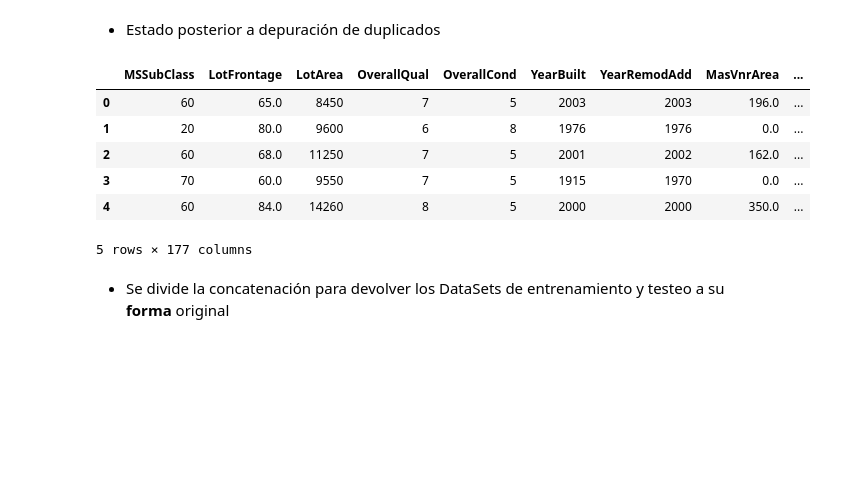
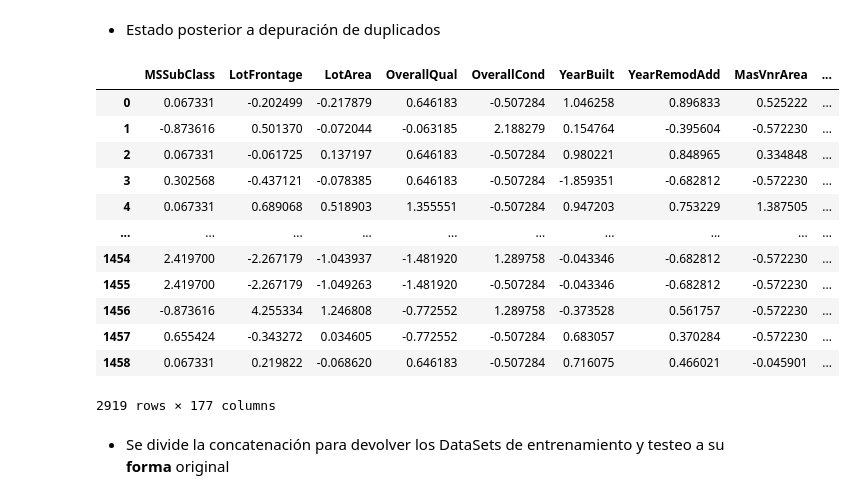
Before and after one commit to anfefuro/Hackathon, a Jupyter notebook: house.ipynb, the cells around one changed output. Saved outputs shown, nothing was run; the diff lists cells and outputs as text; code cells hidden in the pictures; blank space fills up the shorter version.

```diff
--- a/house.ipynb
+++ b/house.ipynb
@@ -215,15 +225,21 @@ final_df.shape
 # %% [markdown]
 * Estado posterior a depuración de duplicados
 # %%
-final_df.head()
+final_df
 # %% [output]
 |  | MSSubClass | LotFrontage | LotArea | OverallQual | OverallCond | YearBuilt | YearRemodAdd | MasVnrArea | ... |
-| 0 | 60 | 65.0 | 8450 | 7 | 5 | 2003 | 2003 | 196.0 | ... |
-| 1 | 20 | 80.0 | 9600 | 6 | 8 | 1976 | 1976 | 0.0 | ... |
-| 2 | 60 | 68.0 | 11250 | 7 | 5 | 2001 | 2002 | 162.0 | ... |
-| 3 | 70 | 60.0 | 9550 | 7 | 5 | 1915 | 1970 | 0.0 | ... |
-| 4 | 60 | 84.0 | 14260 | 8 | 5 | 2000 | 2000 | 350.0 | ... |
+| 0 | 0.067331 | -0.202499 | -0.217879 | 0.646183 | -0.507284 | 1.046258 | 0.896833 | 0.525222 | ... |
+| 1 | -0.873616 | 0.501370 | -0.072044 | -0.063185 | 2.188279 | 0.154764 | -0.395604 | -0.572230 | ... |
+| 2 | 0.067331 | -0.061725 | 0.137197 | 0.646183 | -0.507284 | 0.980221 | 0.848965 | 0.334848 | ... |
+| 3 | 0.302568 | -0.437121 | -0.078385 | 0.646183 | -0.507284 | -1.859351 | -0.682812 | -0.572230 | ... |
+| 4 | 0.067331 | 0.689068 | 0.518903 | 1.355551 | -0.507284 | 0.947203 | 0.753229 | 1.387505 | ... |
+| ... | ... | ... | ... | ... | ... | ... | ... | ... | ... |
+| 1454 | 2.419700 | -2.267179 | -1.043937 | -1.481920 | 1.289758 | -0.043346 | -0.682812 | -0.572230 | ... |
+| 1455 | 2.419700 | -2.267179 | -1.049263 | -1.481920 | -0.507284 | -0.043346 | -0.682812 | -0.572230 | ... |
+| 1456 | -0.873616 | 4.255334 | 1.246808 | -0.772552 | 1.289758 | -0.373528 | 0.561757 | -0.572230 | ... |
+| 1457 | 0.655424 | -0.343272 | 0.034605 | -0.772552 | -0.507284 | 0.683057 | 0.370284 | -0.572230 | ... |
+| 1458 | 0.067331 | 0.219822 | -0.068620 | 0.646183 | -0.507284 | 0.716075 | 0.466021 | -0.045901 | ... |
-5 rows × 177 columns
+2919 rows × 177 columns
 # %%
 df_train=final_df.iloc[:1460, :]
 df_test=final_df.iloc[1460:, :]
```
Also changed, not shown: parts of 14 cells of this notebook, 3 other files.
